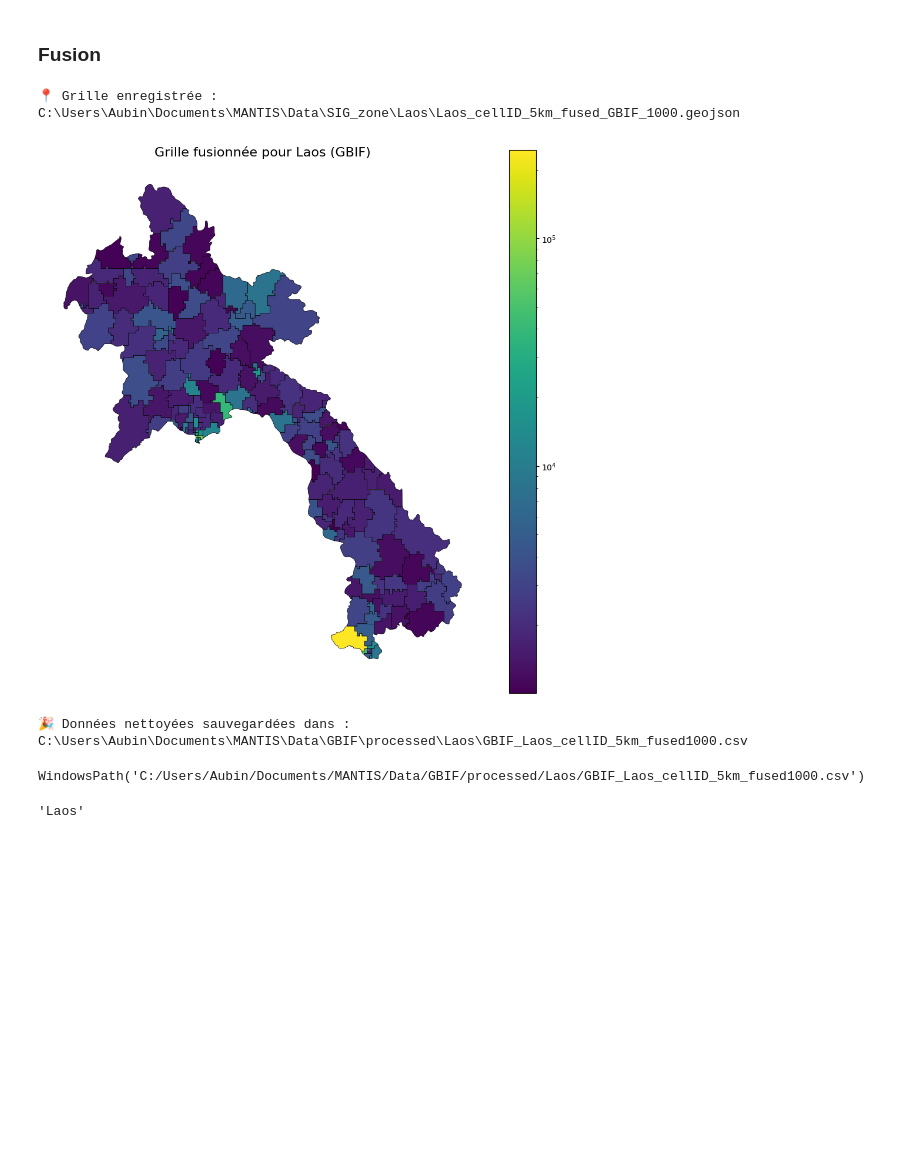
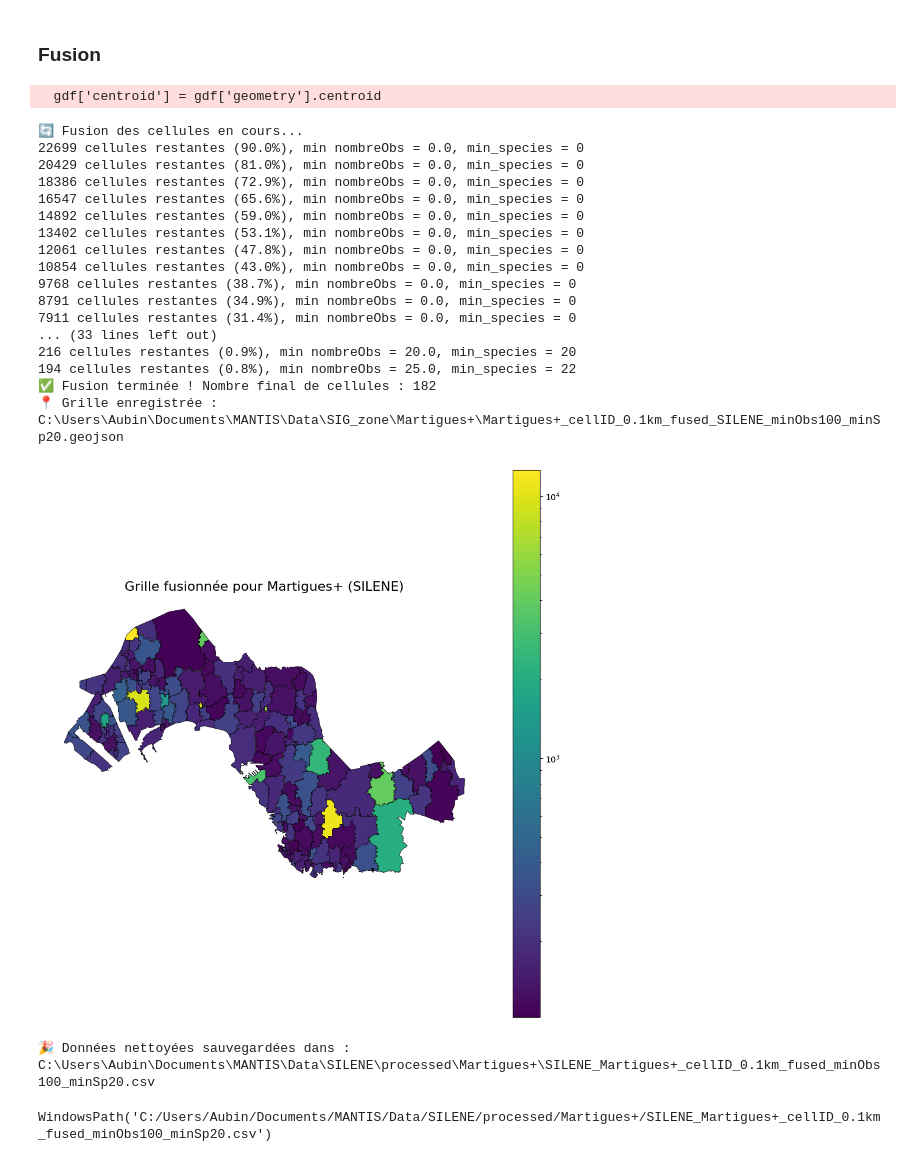
Before and after one commit to aubinnormand/MANTIS, a Jupyter notebook: Code/Formatage/formatage_data_stepbystep.ipynb, the cells around one changed output. Cells and saved outputs as stored; diff of their text form; code cells hidden in the pictures; blank space fills up the shorter version.

```diff
--- a/Code/Formatage/formatage_data_stepbystep.ipynb
+++ b/Code/Formatage/formatage_data_stepbystep.ipynb
@@ -93,8 +83,8 @@ plot_country_grid(geo_gdf, grid, name_attribute, zone)
 ### TRAITEMENT DES DONNEES BIODIV
 # %%
 # Paramètres pour l'importation et le nettoyage des données biodiversité
-source = 'GBIF'                   # 'GBIF' or 'INPN'
-zone = 'Laos'
+source = 'SILENE'                   # 'GBIF' or 'INPN'
+zone = 'Martigues+'
 cle_ID = "speciesID"              # Colonne identifiant les espèces
 annee_min = 1950                  # Année minimale à conserver
 chunksize = 10_000_000            # Taille des chunks pour la lecture
@@ -208,30 +196,45 @@ WindowsPath('C:/Users/Aubin/Documents/MANTIS/Data/GBIF/processed/Laos/GBIF_Laos_
 ### Fusion
 # %%
 # Parameters
-seuil_obs=1000
+seuil_obs=100
+seuil_species=20
 # %%
 import formatage_fusion
 importlib.reload(formatage_fusion)
-from formatage_fusion import fusion_cells_by_obs,apply_fusion_to_biodiv,plot_fusionned_grid,save_fusionned_biodiv,save_merged_grid
+from formatage_fusion import fusion_cells_by_obs,apply_fusion_to_biodiv,plot_fusionned_grid,save_fusionned_biodiv,save_merged_grid,fusion_cells_by_obs_and_species
 
 # Fusion des cellules avec seuil 1000 observations
-merged_fusion = fusion_cells_by_obs(df_final, grid, cle_geo, var_obs='nombreObs', seuil=seuil_obs)
+#merged_fusion = fusion_cells_by_obs(df_final, grid, cle_geo, var_obs='nombreObs', seuil=seuil_obs)
+merged_fusion=fusion_cells_by_obs_and_species(df_final, grid, cle_geo, var_obs='nombreObs', seuil=seuil_obs,cle_ID=cle_ID, min_species=seuil_species, methode="barycentre")
 
-save_merged_grid(merged_fusion, path_data, zone, cle_geo, source, seuil_obs)
+save_merged_grid(merged_fusion, path_data, zone, cle_geo, source, seuil_obs,seuil_species)
 
 # gdf_fusion est votre GeoDataFrame résultant de fusion_cells_by_obs
 plot_fusionned_grid(merged_fusion, var_obs='nombreObs', title=f"Grille fusionnée pour {zone} ({source})", figsize=(12,12),log_scale=True)
 
 # Appliquer les fusions sur le dataframe original et sauvegarder
 df_biodiv_fusion = apply_fusion_to_biodiv(df_final, merged_fusion, cle_geo=cle_geo, cle_ID='speciesID', var_obs='nombreObs')
 
-save_fusionned_biodiv(df_biodiv_fusion, source, zone, cle_geo, path_data,seuil_obs)
+save_fusionned_biodiv(df_biodiv_fusion, source, zone, cle_geo, path_data,seuil_obs,seuil_species)
 # %% [output]
-📍 Grille enregistrée : C:\Users\Aubin\Documents\MANTIS\Data\SIG_zone\Laos\Laos_cellID_5km_fused_GBIF_1000.geojson
+  gdf['centroid'] = gdf['geometry'].centroid
+🔄 Fusion des cellules en cours...
+22699 cellules restantes (90.0%), min nombreObs = 0.0, min_species = 0
+20429 cellules restantes (81.0%), min nombreObs = 0.0, min_species = 0
+18386 cellules restantes (72.9%), min nombreObs = 0.0, min_species = 0
+16547 cellules restantes (65.6%), min nombreObs = 0.0, min_species = 0
+14892 cellules restantes (59.0%), min nombreObs = 0.0, min_species = 0
+13402 cellules restantes (53.1%), min nombreObs = 0.0, min_species = 0
+12061 cellules restantes (47.8%), min nombreObs = 0.0, min_species = 0
+10854 cellules restantes (43.0%), min nombreObs = 0.0, min_species = 0
+9768 cellules restantes (38.7%), min nombreObs = 0.0, min_species = 0
+8791 cellules restantes (34.9%), min nombreObs = 0.0, min_species = 0
+7911 cellules restantes (31.4%), min nombreObs = 0.0, min_species = 0
+... (33 lines left out)
+216 cellules restantes (0.9%), min nombreObs = 20.0, min_species = 20
+194 cellules restantes (0.8%), min nombreObs = 25.0, min_species = 22
+✅ Fusion terminée ! Nombre final de cellules : 182
+📍 Grille enregistrée : C:\Users\Aubin\Documents\MANTIS\Data\SIG_zone\Martigues+\Martigues+_cellID_0.1km_fused_SILENE_minObs100_minSp20.geojson
-[figure, old version]
+[figure, new version]
-🎉 Données nettoyées sauvegardées dans : C:\Users\Aubin\Documents\MANTIS\Data\GBIF\processed\Laos\GBIF_Laos_cellID_5km_fused1000.csv
-WindowsPath('C:/Users/Aubin/Documents/MANTIS/Data/GBIF/processed/Laos/GBIF_Laos_cellID_5km_fused1000.csv')
+🎉 Données nettoyées sauvegardées dans : C:\Users\Aubin\Documents\MANTIS\Data\SILENE\processed\Martigues+\SILENE_Martigues+_cellID_0.1km_fused_minObs100_minSp20.csv
+WindowsPath('C:/Users/Aubin/Documents/MANTIS/Data/SILENE/processed/Martigues+/SILENE_Martigues+_cellID_0.1km_fused_minObs100_minSp20.csv')
-# %%
-zone
-# %% [output]
-'Laos'
```
Also changed, not shown: parts of 6 cells of this notebook, 7 other files.
